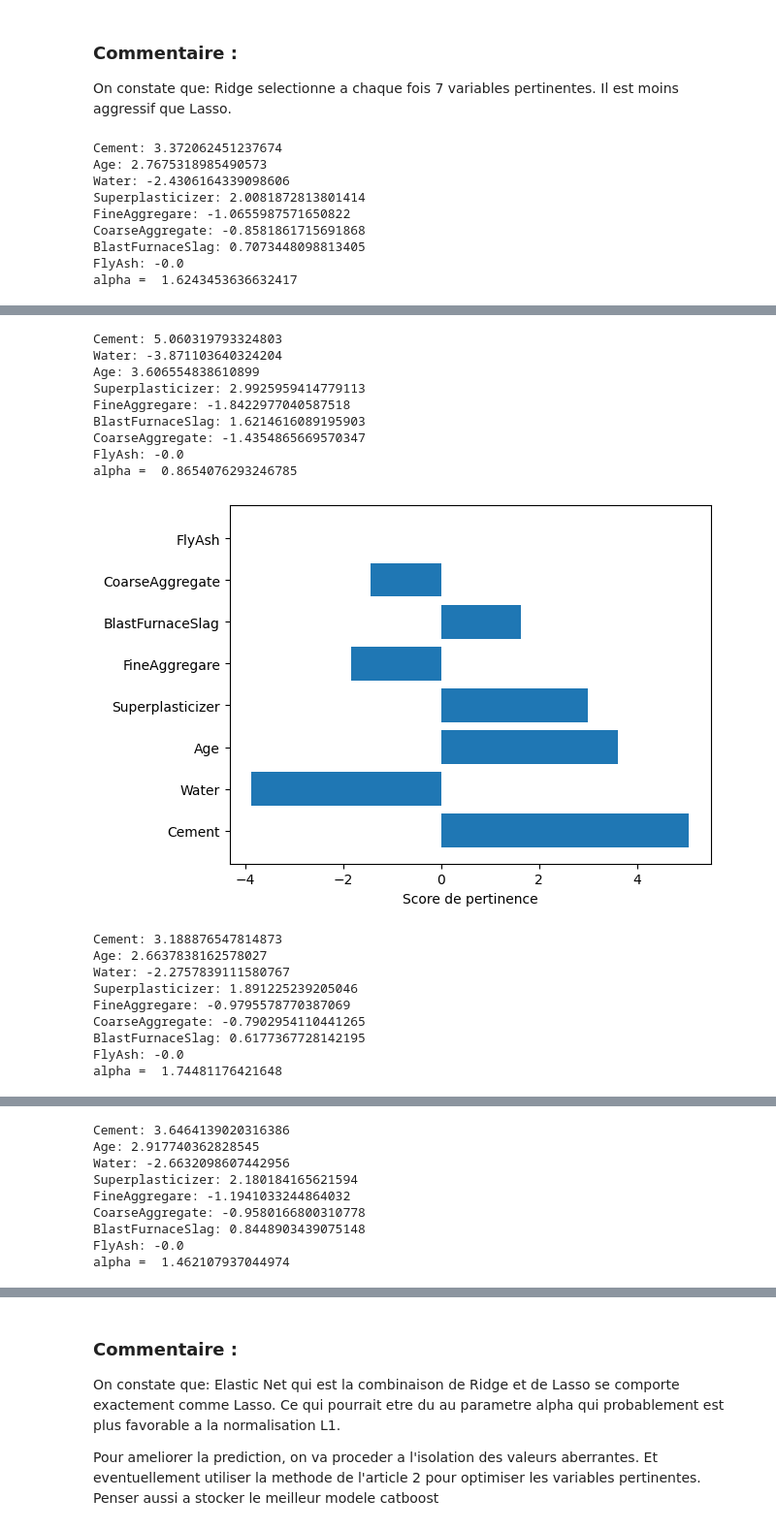
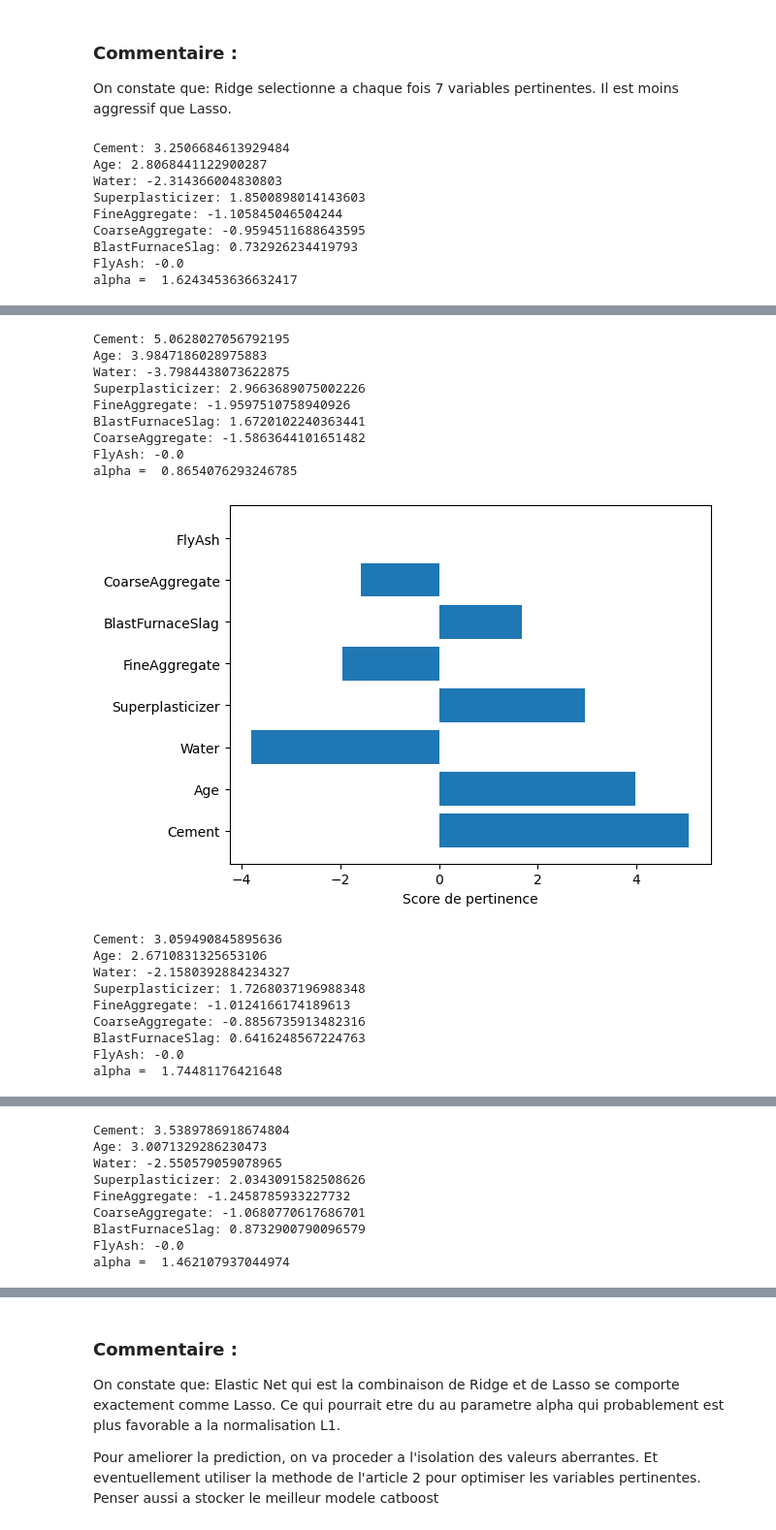
Before and after one commit to Ananjou/Memoire_Master2, a Jupyter notebook: mon_pipeline.ipynb, the cells around one changed output, grey strips where cells are left out. Shown at 97% size. Cells and saved outputs as stored; diff of their text form; code cells hidden in the pictures.

```diff
--- a/mon_pipeline.ipynb
+++ b/mon_pipeline.ipynb
@@ -205,0 +247,13 @@ print(clf.coef_)
+# %%
+# Now we will fit an IsolationForest model to the training data (not the
+# test data) using the optimum settings we identified using the grid search above.
+
+# Running the Isolation Forest model will return a Numpy array of predictions
+# containing the outliers we need to remove.
+
+iforest=IsolationForest(random_state=42, contamination=0.05)
+
+# Perform fit on X and returns labels for X. Returns -1 for outliers and 1 for inliers.
+iforest_y_pred = iforest.fit_predict(X)
+
+iforest_y_pred.shape
@@ -205,0 +262,2 @@ print(clf.coef_)
+# %%
+X_iforest, y_iforest = X[(iforest_y_pred != -1), :], y[(iforest_y_pred != -1)]
@@ -250,7 +317,8 @@ def look_lasso_solution(alpha_positif):
     sol = []
     for coef in alpha_positif:
         clf = linear_model.Lasso(alpha=coef, random_state=42)
-        clf.fit(normData, y)
+        # clf.fit(normData, y)
+        clf.fit(X_iforest, y_iforest)
         feature_importance_dict = dict(zip(normData.columns, clf.coef_))
         sorted_feature_importance = sorted(feature_importance_dict.items(), key=lambda x: abs(x[1]), reverse=True)
         sol.append({
@@ -364,7 +432,7 @@ def look_ridge_solution(alpha_positif):
     sol = []
     for coef in alpha_positif:
         clf = linear_model.Ridge(alpha=coef, random_state=42)
-        clf.fit(normData, y)
+        clf.fit(X_iforest, y_iforest)
         feature_importance_dict = dict(zip(normData.columns, clf.coef_))
         sorted_feature_importance = sorted(feature_importance_dict.items(), key=lambda x: abs(x[1]), reverse=True)
         sol.append({
@@ -452,7 +520,7 @@ def look_elastic_solution(alpha_positif):
     sol = []
     for coef in alpha_positif:
         clf = linear_model.ElasticNet(alpha=coef, random_state=42)
-        clf.fit(normData, y)
+        clf.fit(X_iforest, y_iforest)
         feature_importance_dict = dict(zip(normData.columns, clf.coef_))
         sorted_feature_importance = sorted(feature_importance_dict.items(), key=lambda x: abs(x[1]), reverse=True)
         sol.append({
@@ -471,12 +539,12 @@ for elm in solution_elastic:
     print("alpha = ",elm['alpha'])
     plt.show()
 # %% [output]
-Cement: 3.372062451237674
-Age: 2.7675318985490573
-Water: -2.4306164339098606
-Superplasticizer: 2.0081872813801414
-FineAggregare: -1.0655987571650822
-CoarseAggregate: -0.8581861715691868
-BlastFurnaceSlag: 0.7073448098813405
+Cement: 3.2506684613929484
+Age: 2.8068441122900287
+Water: -2.314366004830803
+Superplasticizer: 1.8500898014143603
+FineAggregate: -1.105845046504244
+CoarseAggregate: -0.9594511688643595
+BlastFurnaceSlag: 0.732926234419793
 FlyAsh: -0.0
 alpha =  1.6243453636632417
@@ -484,19 +552,19 @@ alpha =  1.6243453636632417
-Cement: 5.060319793324803
-Water: -3.871103640324204
-Age: 3.606554838610899
-Superplasticizer: 2.9925959414779113
-FineAggregare: -1.8422977040587518
-BlastFurnaceSlag: 1.6214616089195903
-CoarseAggregate: -1.4354865669570347
+Cement: 5.0628027056792195
+Age: 3.9847186028975883
+Water: -3.7984438073622875
+Superplasticizer: 2.9663689075002226
+FineAggregate: -1.9597510758940926
+BlastFurnaceSlag: 1.6720102240363441
+CoarseAggregate: -1.5863644101651482
 FlyAsh: -0.0
 alpha =  0.8654076293246785
-[figure, old version]
+[figure, new version]
-Cement: 3.188876547814873
-Age: 2.6637838162578027
-Water: -2.2757839111580767
-Superplasticizer: 1.891225239205046
-FineAggregare: -0.9795578770387069
-CoarseAggregate: -0.7902954110441265
-BlastFurnaceSlag: 0.6177367728142195
+Cement: 3.059490845895636
+Age: 2.6710831325653106
+Water: -2.1580392884234327
+Superplasticizer: 1.7268037196988348
+FineAggregate: -1.0124166174189613
+CoarseAggregate: -0.8856735913482316
+BlastFurnaceSlag: 0.6416248567224763
 FlyAsh: -0.0
 alpha =  1.74481176421648
@@ -514,9 +582,9 @@ alpha =  0.31903909605709857
-Cement: 3.6464139020316386
-Age: 2.917740362828545
-Water: -2.6632098607442956
-Superplasticizer: 2.180184165621594
-FineAggregare: -1.1941033244864032
-CoarseAggregate: -0.9580166800310778
-BlastFurnaceSlag: 0.8448903439075148
+Cement: 3.5389786918674804
+Age: 3.0071329286230473
+Water: -2.550579059078965
+Superplasticizer: 2.0343091582508626
+FineAggregate: -1.2458785933227732
+CoarseAggregate: -1.0680770617686701
+BlastFurnaceSlag: 0.8732900790096579
 FlyAsh: -0.0
 alpha =  1.462107937044974
```
Also changed, not shown: parts of 33 cells of this notebook, 8 other files.
